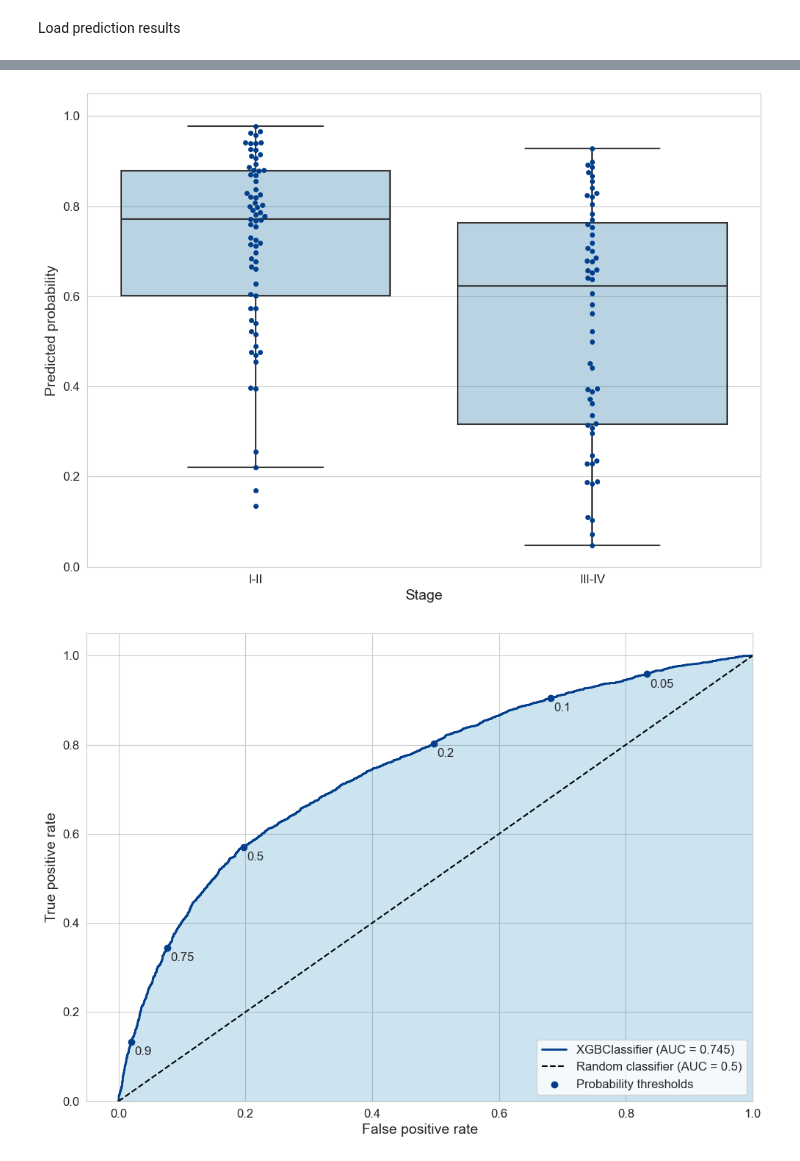
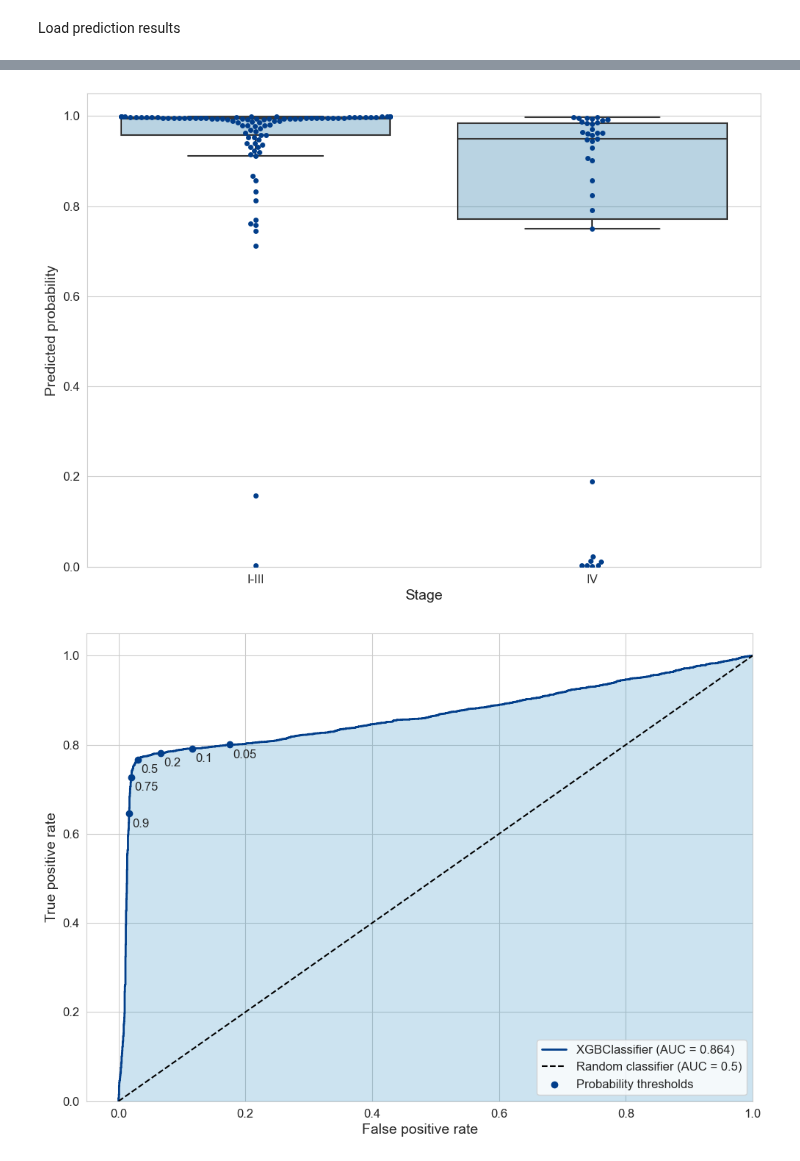
Before and after one commit to CyperStone/cancer-stage-prediction, a Jupyter notebook: notebooks/publication_figures.ipynb, the cells around one changed output, grey strips where cells are left out. Saved outputs shown, nothing was run; the diff lists cells and outputs as text; code cells hidden in the pictures.

Commit message:
run notebook on Ovarian cancer type samples (without feature preselection)

```diff
--- a/notebooks/publication_figures.ipynb
+++ b/notebooks/publication_figures.ipynb
@@ -10,7 +10,7 @@ from sklearn.metrics import roc_curve, roc_auc_score, confusion_matrix
 # %% [markdown]
 Define directory path to save results
 # %%
-output_dir = '../results/updated_data/all_features/PDAC/LPO_validation/backward_elimination/binary_I-II_vs_III-IV/random_oversampler_default/pred_proba/'
+output_dir = '../results/updated_data/all_features/ovarianCancer/LPO_validation/backward_elimination/binary/random_oversampler_default/pred_proba/'
 # %% [markdown]
 Load and prepare dataset
 # %%
@@ -174,11 +174,11 @@ def plot_boxplots(predictions, mapping, filename=None):
 
     plt.show()
 # %%
-mapping = {0: 'I-II', 1: 'III-IV'}
+mapping = {0: 'I-III', 1: 'IV'}
 output_path = os.path.join(output_dir, 'boxplots.png')
 plot_boxplots(predictions, mapping, output_path)
 # %% [output]
-[figure, old version]
+[figure, new version]
 # %%
 def find_nearest(array: np.array, value: float):
     idx = (np.abs(array - value)).argmin()
@@ -221,7 +221,7 @@ selected_thresholds = [0.05, 0.1, 0.2, 0.5, 0.75, 0.9]
 output_path = os.path.join(output_dir, 'roc_auc_curve.png')
 plot_roc_auc_curve(predictions, selected_thresholds, output_path)
 # %% [output]
-[figure, old version]
+[figure, new version]
 # %%
 def plot_confusion_matrix(predictions, labels, filename=None):
     cm = confusion_matrix(predictions['y_true'], predictions['y_pred'], normalize='all')
```
Also changed, not shown: parts of 4 cells of this notebook.
